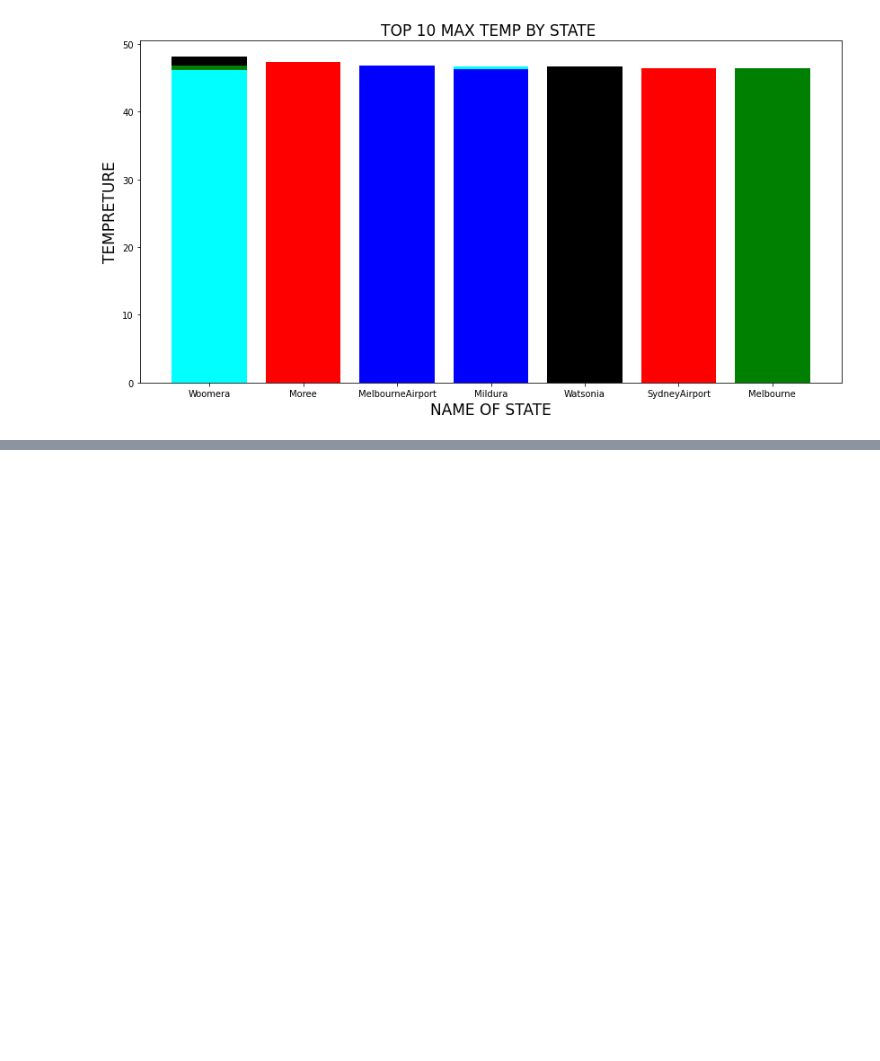
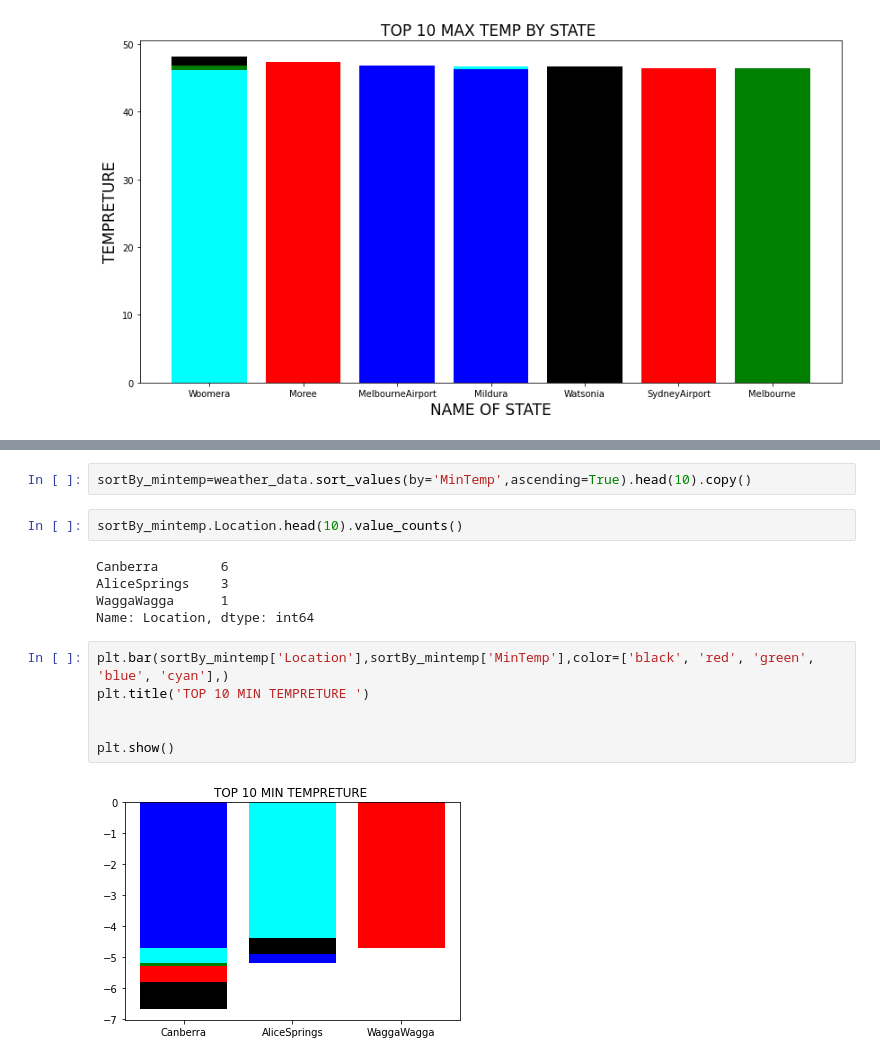
Before and after one commit to AlimamHu/Tomorrow_WILL_or_not, a Jupyter notebook: will rain or not.ipynb, the cells around one changed output, grey strips where cells are left out. Drawn from its saved outputs; the diff is of its cells as text; blank space fills up the shorter version.

Commit message:
add min tempreture cell

```diff
--- a/will rain or not.ipynb
+++ b/will rain or not.ipynb
@@ -298,0 +320,17 @@ plt.show()
+# %%
+sortBy_mintemp=weather_data.sort_values(by='MinTemp',ascending=True).head(10).copy()
+# %%
+sortBy_mintemp.Location.head(10).value_counts()
+# %% [output]
+Canberra        6
+AliceSprings    3
+WaggaWagga      1
+Name: Location, dtype: int64
+# %%
+plt.bar(sortBy_mintemp['Location'],sortBy_mintemp['MinTemp'],color=['black', 'red', 'green', 'blue', 'cyan'],)
+plt.title('TOP 10 MIN TEMPRETURE ')
+
+
+plt.show()
+# %% [output]
+[figure, added]
```
Also changed, not shown: parts of 6 cells of this notebook.
